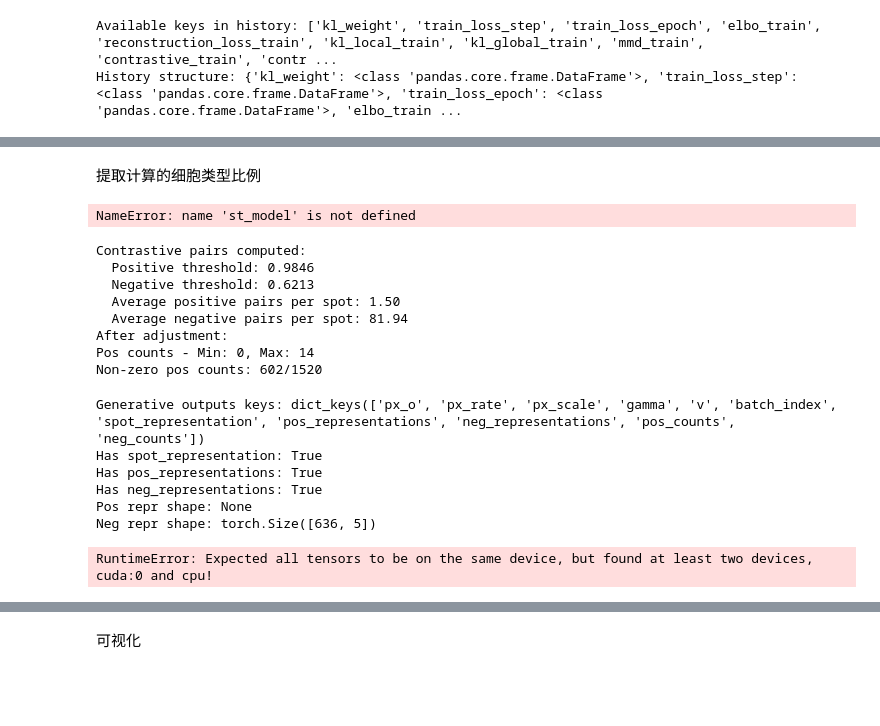
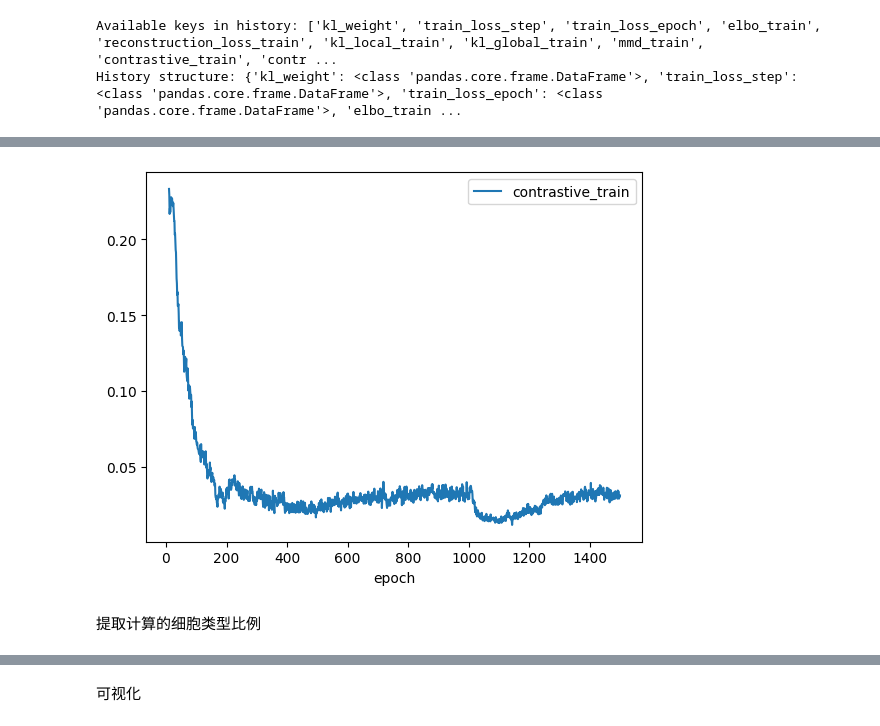
Before and after one commit to 11e11/MyDestVI, a Jupyter notebook: train_test.ipynb, the cells around one changed output, grey strips where cells are left out. Drawn from its saved outputs; the diff is of its cells as text; code cells hidden in the pictures; blank space fills up the shorter version.

```diff
--- a/train_test.ipynb
+++ b/train_test.ipynb
@@ -342,77 +328,8 @@ plt.show()
+# %%
+st_model.history["contrastive_train"].iloc[10:].plot()
+plt.show()
+# %% [output]
+[figure, added]
 # %% [markdown]
 提取计算的细胞类型比例
-# %%
-# 在训练时添加调试信息
-# 手动测试一个batch
-from src.utils.ContrasiveDataLoader import ContrastiveAnnDataLoader
-
-# 创建测试数据加载器
-test_dl = ContrastiveAnnDataLoader(st_model.adata_manager, batch_size=16, shuffle=False)
-test_batch = next(iter(test_dl))
-
-print("Batch keys:", test_batch.keys())
-print("Has pos_samples:", 'pos_samples' in test_batch)
-print("Has neg_samples:", 'neg_samples' in test_batch)
-
-if 'pos_samples' in test_batch:
-    print("Pos samples shape:", test_batch['pos_samples'].shape)
-    print("Neg samples shape:", test_batch['neg_samples'].shape)
-    print("Pos counts:", test_batch['pos_counts'])
-    print("Neg counts:", test_batch['neg_counts'])
-# %% [output]
-NameError: name 'st_model' is not defined
-# %%
-# 重新计算正负对，使用更宽松的参数
-st_adata = make_contrastive_pairs(
-    st_adata,
-    neg_rate=0.1,     # 增加负样本比例
-    pos_rate=0.1,     # 增加正样本比例
-    neighbor_k=15,    # 增加邻居数量
-    spatial_key='spatial'
-)
-
-# 重新检查结果
-print("After adjustment:")
-print(f"Pos counts - Min: {st_adata.obs['pos_indices_count'].min()}, Max: {st_adata.obs['pos_indices_count'].max()}")
-print(f"Non-zero pos counts: {(st_adata.obs['pos_indices_count'] > 0).sum()}/{len(st_adata.obs)}")
-# %% [output]
-Contrastive pairs computed:
-  Positive threshold: 0.9846
-  Negative threshold: 0.6213
-  Average positive pairs per spot: 1.50
-  Average negative pairs per spot: 81.94
-After adjustment:
-Pos counts - Min: 0, Max: 14
-Non-zero pos counts: 602/1520
-# %%
-# 手动测试模型的前向传播
-test_batch = next(iter(test_dl))
-
-# 前向传播
-inference_outputs = st_model.module.inference()
-generative_outputs = st_model.module.generative(**st_model.module._get_generative_input(test_batch, inference_outputs))
-
-# 检查generative输出
-print("Generative outputs keys:", generative_outputs.keys())
-print("Has spot_representation:", 'spot_representation' in generative_outputs)
-print("Has pos_representations:", 'pos_representations' in generative_outputs)
-print("Has neg_representations:", 'neg_representations' in generative_outputs)
-
-if 'pos_representations' in generative_outputs:
-    pos_repr = generative_outputs['pos_representations']
-    neg_repr = generative_outputs['neg_representations']
-    print("Pos repr shape:", pos_repr.shape if pos_repr is not None else None)
-    print("Neg repr shape:", neg_repr.shape if neg_repr is not None else None)
-
-# 测试损失计算
-loss_output = st_model.module.loss(test_batch, inference_outputs, generative_outputs)
-print("Contrastive loss:", loss_output.extra_metrics['contrastive'].item())
-# %% [output]
-Generative outputs keys: dict_keys(['px_o', 'px_rate', 'px_scale', 'gamma', 'v', 'batch_index', 'spot_representation', 'pos_representations', 'neg_representations', 'pos_counts', 'neg_counts'])
-Has spot_representation: True
-Has pos_representations: True
-Has neg_representations: True
-Pos repr shape: None
-Neg repr shape: torch.Size([636, 5])
-RuntimeError: Expected all tensors to be on the same device, but found at least two devices, cuda:0 and cpu!
 # %%
```
Also changed, not shown: parts of 16 cells of this notebook, 3 other files.
